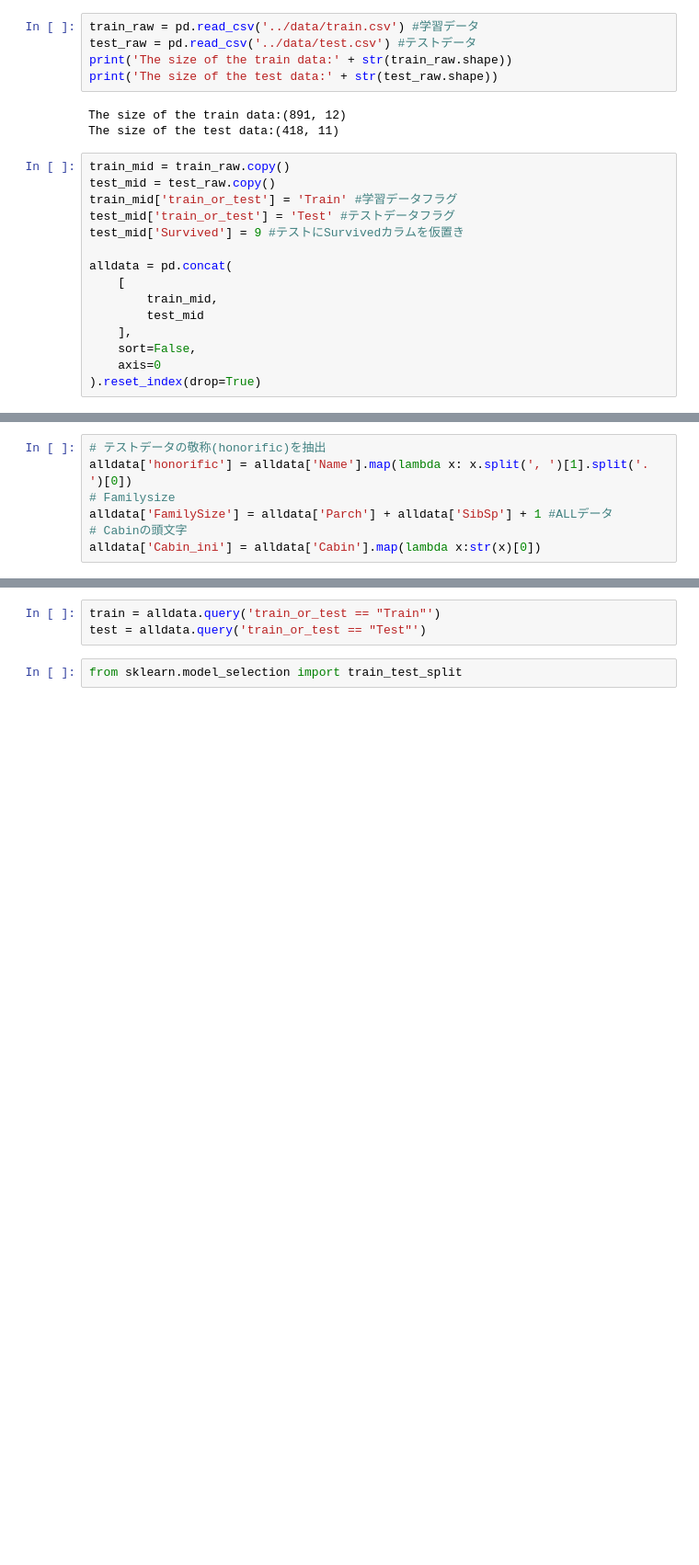
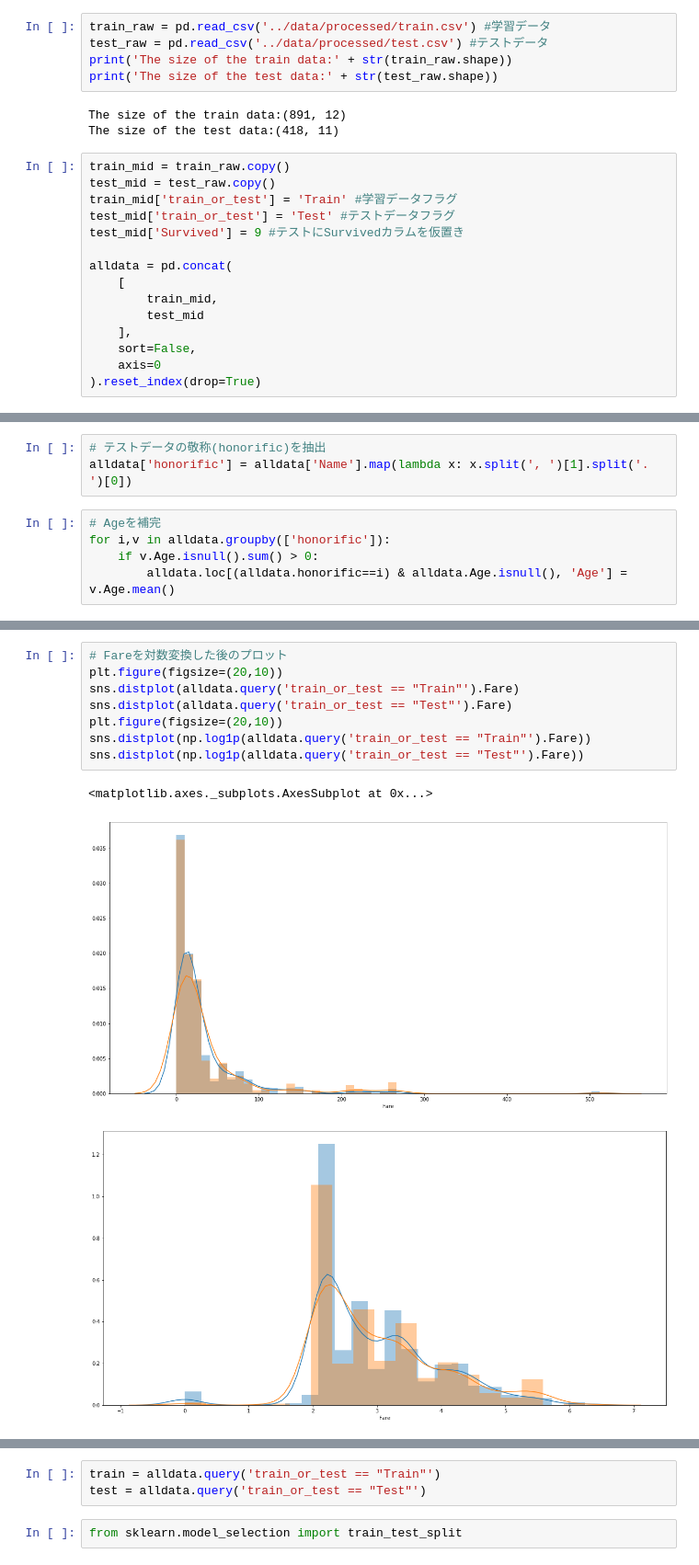
Before and after one commit to yolo-kiyoshi/kaggle_sample, a Jupyter notebook: titanic/notebook/ja-plot.ipynb, the cells around one changed output, grey strips where cells are left out. Shown at 92% size. Cells and saved outputs as stored; diff of their text form; blank space fills up the shorter version.

```diff
--- a/titanic/notebook/ja-plot.ipynb
+++ b/titanic/notebook/ja-plot.ipynb
@@ -3,6 +7,6 @@ import pandas as pd
 # %%
-train_raw = pd.read_csv('../data/train.csv') #学習データ
-test_raw = pd.read_csv('../data/test.csv') #テストデータ
+train_raw = pd.read_csv('../data/processed/train.csv') #学習データ
+test_raw = pd.read_csv('../data/processed/test.csv') #テストデータ
 print('The size of the train data:' + str(train_raw.shape))
 print('The size of the test data:' + str(test_raw.shape))
 # %% [output]
@@ -37,7 +61,8 @@ alldata.head()
 # %%
 # テストデータの敬称(honorific)を抽出
 alldata['honorific'] = alldata['Name'].map(lambda x: x.split(', ')[1].split('. ')[0])
-# Familysize
-alldata['FamilySize'] = alldata['Parch'] + alldata['SibSp'] + 1 #ALLデータ
-# Cabinの頭文字
-alldata['Cabin_ini'] = alldata['Cabin'].map(lambda x:str(x)[0])
+# %%
+# Ageを補完
+for i,v in alldata.groupby(['honorific']):
+    if v.Age.isnull().sum() > 0:
+        alldata.loc[(alldata.honorific==i) & alldata.Age.isnull(), 'Age'] = v.Age.mean()
@@ -43,0 +74,12 @@ alldata['Cabin_ini'] = alldata['Cabin'].map(lambda x:str(x)[0])
+# %%
+# Fareを対数変換した後のプロット
+plt.figure(figsize=(20,10))
+sns.distplot(alldata.query('train_or_test == "Train"').Fare)
+sns.distplot(alldata.query('train_or_test == "Test"').Fare)
+plt.figure(figsize=(20,10))
+sns.distplot(np.log1p(alldata.query('train_or_test == "Train"').Fare))
+sns.distplot(np.log1p(alldata.query('train_or_test == "Test"').Fare))
+# %% [output]
+<matplotlib.axes._subplots.AxesSubplot at 0x...>
+[figure, added]
+[figure, added]
```
Also changed, not shown: parts of 53 cells of this notebook, 3 other files.
